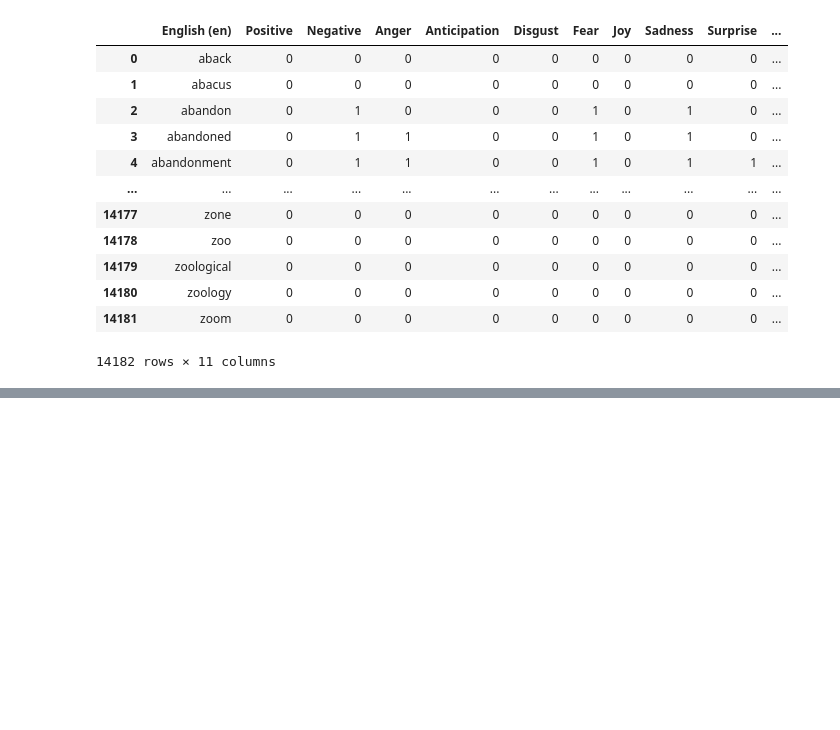
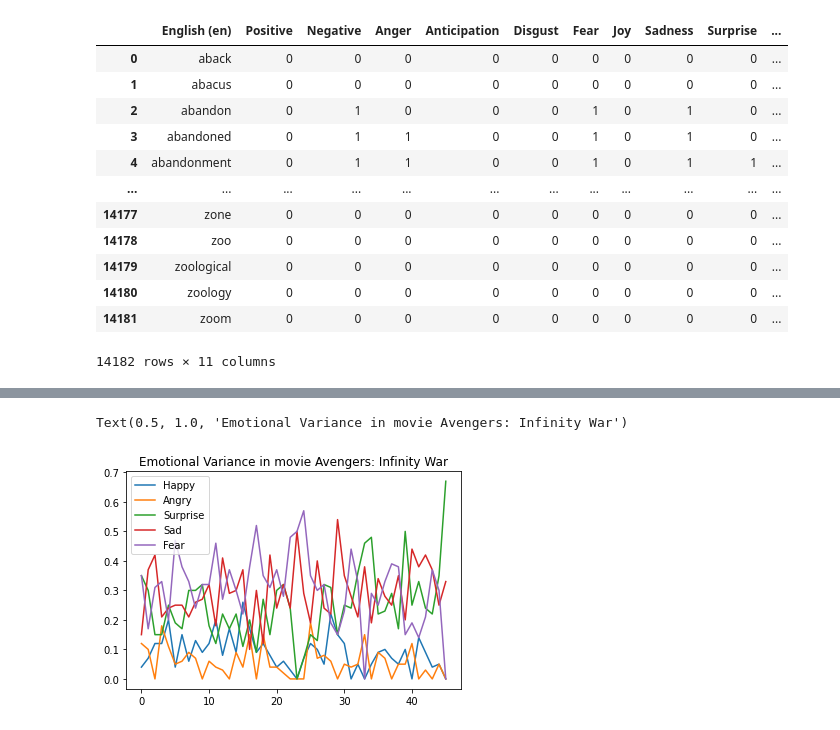
Before and after one commit to srinivasraodaru/Movie-Subtitles-Analysis, a Jupyter notebook: preprocessing.ipynb, the cells around one changed output, grey strips where cells are left out. Saved outputs shown, nothing was run; the diff lists cells and outputs as text; code cells hidden in the pictures; blank space fills up the shorter version.

```diff
--- a/preprocessing.ipynb
+++ b/preprocessing.ipynb
@@ -247,0 +434,10 @@ d
+# %%
+m = "The.Dark.Knight.srt"
+em = emotion_dict[m]
+plt.figure()
+plt.plot(em)
+plt.legend(labels = emotions)
+plt.title("Emotional Variance in movie Avengers: Infinity War")
+# %% [output]
+Text(0.5, 1.0, 'Emotional Variance in movie Avengers: Infinity War')
+[figure, added]
```
Also changed, not shown: parts of 35 cells of this notebook, 6 other files.
